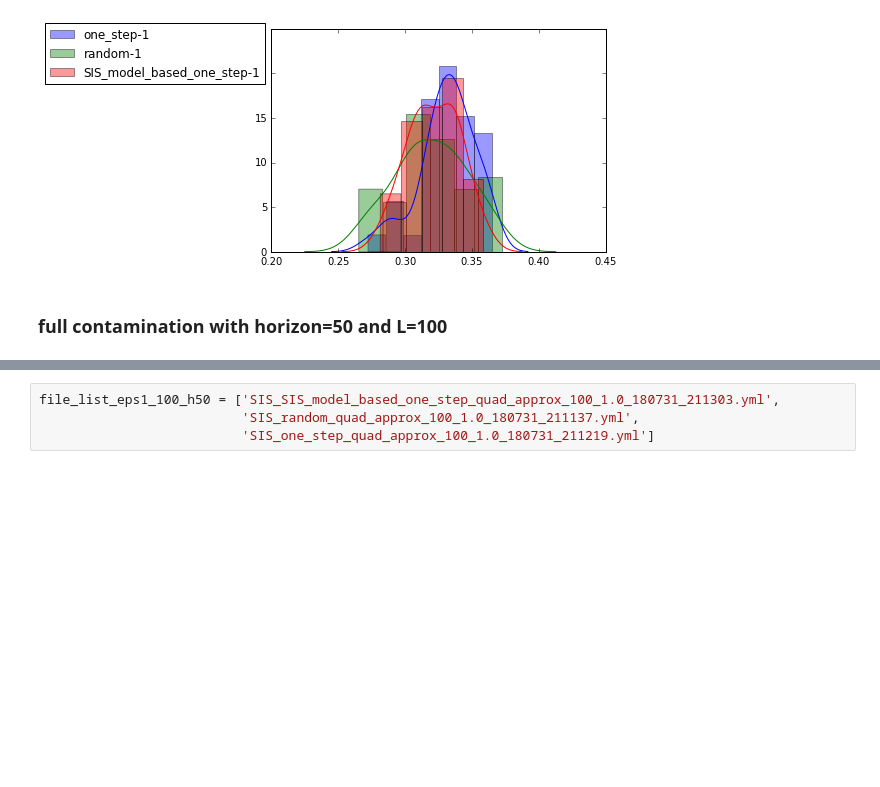
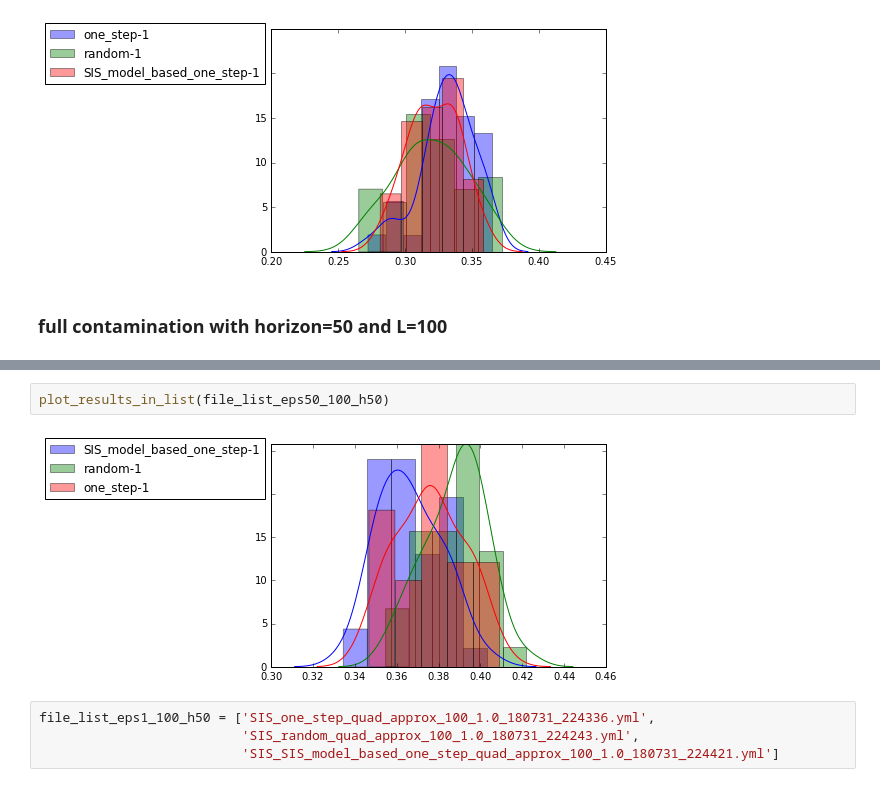
Before and after one commit to jclifton333/spatial-RL, a Jupyter notebook: analysis/results/compare-result-distributions.ipynb, the cells around one changed output, grey strips where cells are left out. Drawn from its saved outputs; the diff is of its cells as text; blank space fills up the shorter version.

```diff
--- a/analysis/results/compare-result-distributions.ipynb
+++ b/analysis/results/compare-result-distributions.ipynb
@@ -77,7 +89,11 @@ plot_results_in_list(file_list_eps1_50)
+# %%
+plot_results_in_list(file_list_eps50_100_h50)
+# %% [output]
+[figure, added]
 # %%
-file_list_eps1_100_h50 = ['SIS_SIS_model_based_one_step_quad_approx_100_1.0_180731_211303.yml',
-                          'SIS_random_quad_approx_100_1.0_180731_211137.yml',
-                          'SIS_one_step_quad_approx_100_1.0_180731_211219.yml']
+file_list_eps1_100_h50 = ['SIS_one_step_quad_approx_100_1.0_180731_224336.yml',
+                          'SIS_random_quad_approx_100_1.0_180731_224243.yml',
+                          'SIS_SIS_model_based_one_step_quad_approx_100_1.0_180731_224421.yml']
 # %%
 plot_results_in_list(file_list_eps1_100_h50)
 # %% [output]
```
Also changed, not shown: parts of 4 cells of this notebook, 11 other files.
